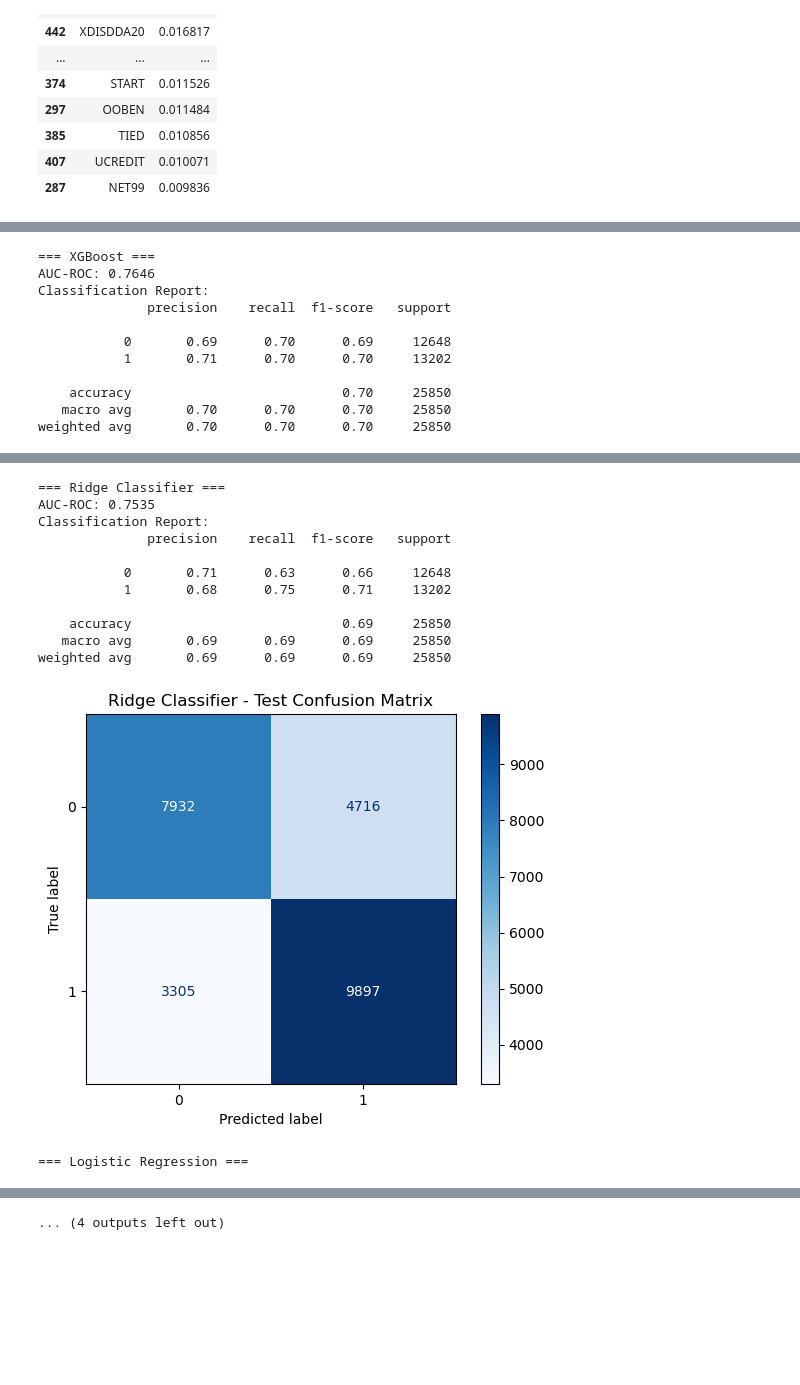
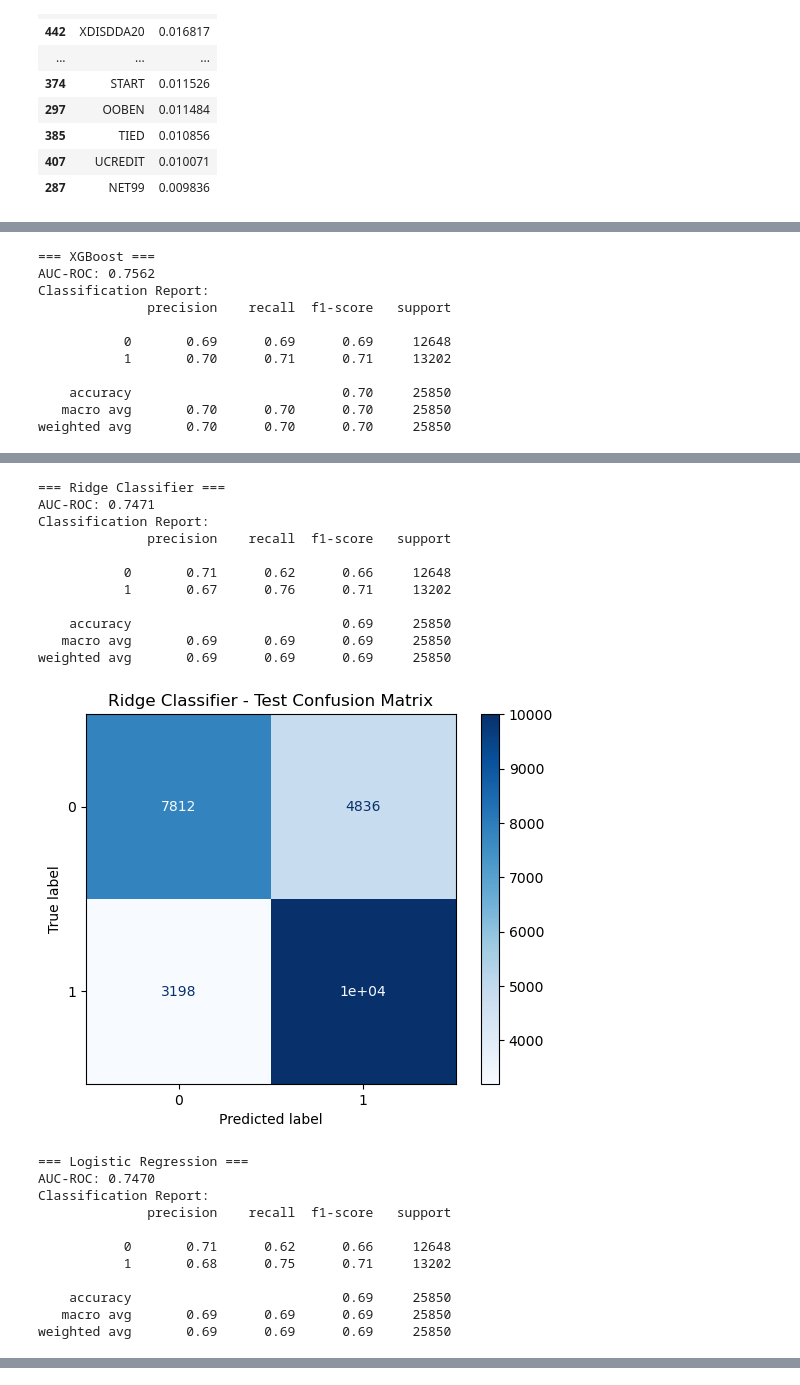
Before and after one commit to maxemporor/MSc-project, a Jupyter notebook: New.ipynb, the cells around one changed output, grey strips where cells are left out. Cells and saved outputs as stored; diff of their text form; code cells hidden in the pictures; blank space fills up the shorter version.

```diff
--- a/New.ipynb
+++ b/New.ipynb
@@ -494,7 +494,7 @@ nmi_df.head(20)
 | 287 | NET99 | 0.009836 |
 # %%
 # --- Redundancy penalty filtering with explanation ---
-corr_threshold = 0.8  # % alike
+corr_threshold = 0.9  # % alike
 corr_matrix = df_encoded.drop(columns=[target]).corr().abs()
 
 selected_features = []
@@ -556,8 +556,12 @@ import numpy as np
 X_train_all = train_data.drop(columns=['Wellbeing_category'])
 X_val_all = val_data.drop(columns=['Wellbeing_category'])
 
-# We'll loop based on your sorted NMI DataFrame
-feature_order = nmi_df['Feature'].tolist()
+# Loop based on your sorted NMI DataFrame
+#feature_order = nmi_df['Feature'].tolist()
+
+#Loop based on the MI after penalizing redundancy
+feature_order = selected_features
+
 
 results = []
 
@@ -637,7 +641,10 @@ import matplotlib.pyplot as plt
 import numpy as np
 
 # --- Select top MI features ---
-top_features = nmi_df['Feature'].head(133).tolist()
+#top_features = nmi_df['Feature'].head(133).tolist()
+
+#Top MI with redandance penalty
+top_features = selected_features[:7]
 
 # --- Prepare raw and scaled features ---
 X_train_raw = train_data[top_features]  # for tree/linear models
@@ -726,10 +733,10 @@ weighted avg       0.69      0.69      0.69     25850
 === XGBoost ===
-AUC-ROC: 0.7646
+AUC-ROC: 0.7562
 Classification Report:
               precision    recall  f1-score   support
 
-           0       0.69      0.70      0.69     12648
-           1       0.71      0.70      0.70     13202
+           0       0.69      0.69      0.69     12648
+           1       0.70      0.71      0.71     13202
 
     accuracy                           0.70     25850
    macro avg       0.70      0.70      0.70     25850
@@ -738,13 +745,23 @@ weighted avg       0.70      0.70      0.70     25850
 === Ridge Classifier ===
-AUC-ROC: 0.7535
+AUC-ROC: 0.7471
 Classification Report:
               precision    recall  f1-score   support
 
-           0       0.71      0.63      0.66     12648
-           1       0.68      0.75      0.71     13202
+           0       0.71      0.62      0.66     12648
+           1       0.67      0.76      0.71     13202
 
     accuracy                           0.69     25850
    macro avg       0.69      0.69      0.69     25850
 weighted avg       0.69      0.69      0.69     25850
-[figure, old version]
+[figure, new version]
 === Logistic Regression ===
+AUC-ROC: 0.7470
+Classification Report:
+              precision    recall  f1-score   support
+
+           0       0.71      0.62      0.66     12648
+           1       0.68      0.75      0.71     13202
+
+    accuracy                           0.69     25850
+   macro avg       0.69      0.69      0.69     25850
+weighted avg       0.69      0.69      0.69     25850
@@ -781 +803,0 @@ weighted avg       0.69      0.69      0.69     25850
-... (4 outputs left out)
```
Also changed, not shown: parts of 7 cells of this notebook.
